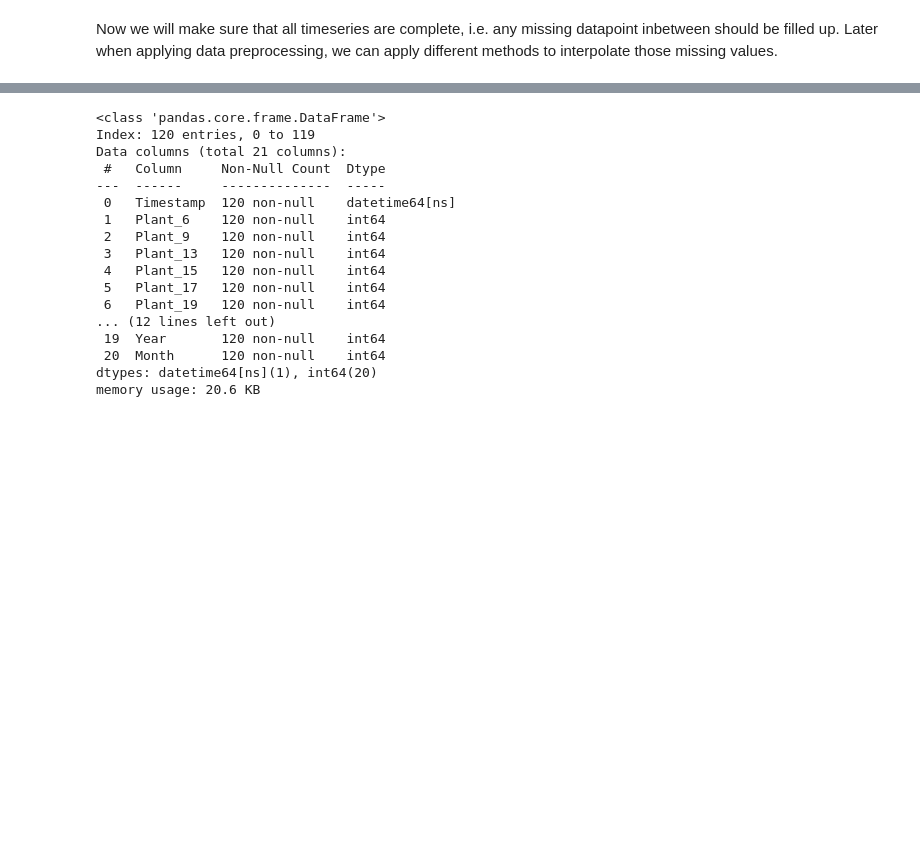
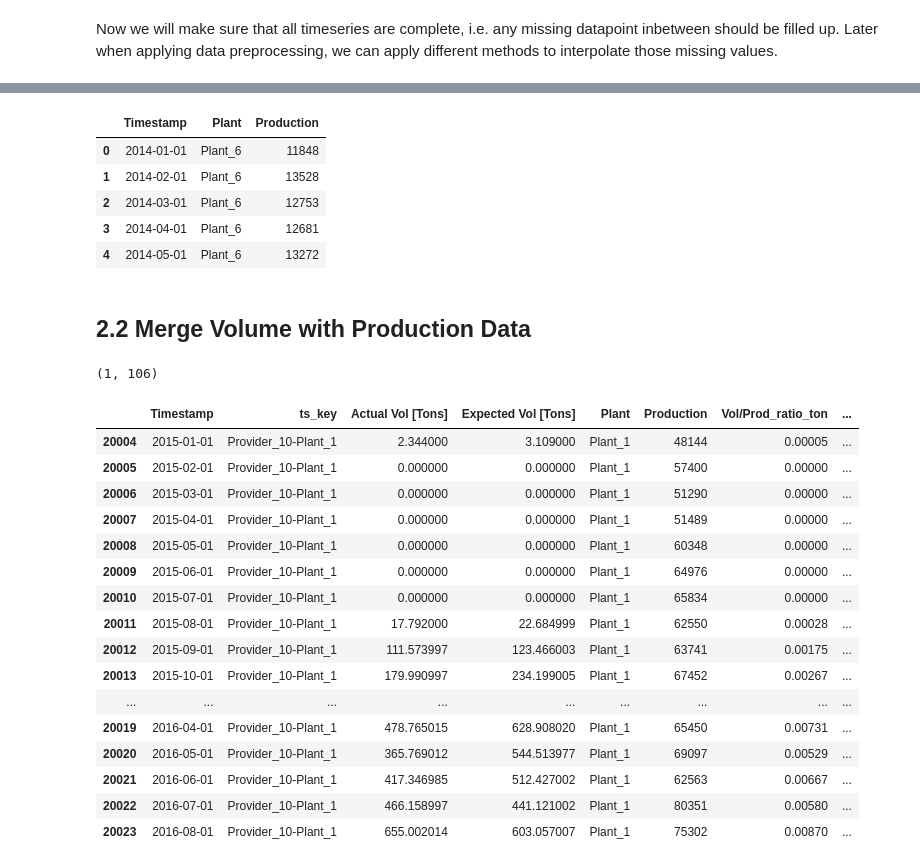
Before and after one commit to noliveraa/ValueDrivenDataScience_LogisticsApplication, a Jupyter notebook: LogisticsApplications/00-EDA.ipynb, the cells around one changed output, grey strips where cells are left out. Saved outputs shown, nothing was run; the diff lists cells and outputs as text; code cells hidden in the pictures; blank space fills up the shorter version.

```diff
--- a/LogisticsApplications/00-EDA.ipynb
+++ b/LogisticsApplications/00-EDA.ipynb
@@ -434,20 +454,9 @@ df_prod['Timestamp'] = df_prod[['Year', 'Month']].apply(lambda x: datetime(x['Ye
 # %%
-df_prod.info()
+df_prod.head()
 # %% [output]
-<class 'pandas.core.frame.DataFrame'>
-Index: 120 entries, 0 to 119
-Data columns (total 21 columns):
- #   Column     Non-Null Count  Dtype
----  ------     --------------  -----
- 0   Timestamp  120 non-null    datetime64[ns]
- 1   Plant_6    120 non-null    int64
- 2   Plant_9    120 non-null    int64
- 3   Plant_13   120 non-null    int64
- 4   Plant_15   120 non-null    int64
- 5   Plant_17   120 non-null    int64
- 6   Plant_19   120 non-null    int64
-... (12 lines left out)
- 19  Year       120 non-null    int64
- 20  Month      120 non-null    int64
-dtypes: datetime64[ns](1), int64(20)
-memory usage: 20.6 KB
+|  | Timestamp | Plant | Production |
+| 0 | 2014-01-01 | Plant_6 | 11848 |
+| 1 | 2014-02-01 | Plant_6 | 13528 |
+| 2 | 2014-03-01 | Plant_6 | 12753 |
+| 3 | 2014-04-01 | Plant_6 | 12681 |
+| 4 | 2014-05-01 | Plant_6 | 13272 |
@@ -453,0 +470,40 @@ memory usage: 20.6 KB
+# %% [markdown]
+## 2.2 Merge Volume with Production Data
+# %%
+# Add production information to the timeseries
+ts = pd.merge(ts, df_prod, on = ['Timestamp','Plant'], how='left' )
+assert set(ts['ts_key'].unique()) == set(valid_ts), "There are missing timeseries"
+# %%
+# Create New Feature:
+# Volume / production Ratio
+ts['Vol/Prod_ratio_ton'] = np.round(ts['Actual Vol [Tons]'] / ts['Production'], 5)
+ts['Vol/Prod_ratio_kg'] = np.round(ts['Actual Vol [Tons]'] *1000 / ts['Production'], 5)
+# %%
+# Add ts len
+ts['ts_len'] = ts.groupby('ts_key')['Timestamp'].transform(lambda x : len(x))
+ts.sort_values(by = ['ts_key', 'ts_len','Timestamp'], inplace=True)
+# %%
+# Previous max lenght was 113, however we removed multiple entries for the ts_key "Provider_27-Plant_19"
+ts['ts_len'].min(), ts['ts_len'].max()
+# %% [output]
+(1, 106)
+# %%
+ts.head(20)
+# %% [output]
+|  | Timestamp | ts_key | Actual Vol [Tons] | Expected Vol [Tons] | Plant | Production | Vol/Prod_ratio_ton | ... |
+| 20004 | 2015-01-01 | Provider_10-Plant_1 | 2.344000 | 3.109000 | Plant_1 | 48144 | 0.00005 | ... |
+| 20005 | 2015-02-01 | Provider_10-Plant_1 | 0.000000 | 0.000000 | Plant_1 | 57400 | 0.00000 | ... |
+| 20006 | 2015-03-01 | Provider_10-Plant_1 | 0.000000 | 0.000000 | Plant_1 | 51290 | 0.00000 | ... |
+| 20007 | 2015-04-01 | Provider_10-Plant_1 | 0.000000 | 0.000000 | Plant_1 | 51489 | 0.00000 | ... |
+| 20008 | 2015-05-01 | Provider_10-Plant_1 | 0.000000 | 0.000000 | Plant_1 | 60348 | 0.00000 | ... |
+| 20009 | 2015-06-01 | Provider_10-Plant_1 | 0.000000 | 0.000000 | Plant_1 | 64976 | 0.00000 | ... |
+| 20010 | 2015-07-01 | Provider_10-Plant_1 | 0.000000 | 0.000000 | Plant_1 | 65834 | 0.00000 | ... |
+| 20011 | 2015-08-01 | Provider_10-Plant_1 | 17.792000 | 22.684999 | Plant_1 | 62550 | 0.00028 | ... |
+| 20012 | 2015-09-01 | Provider_10-Plant_1 | 111.573997 | 123.466003 | Plant_1 | 63741 | 0.00175 | ... |
+| 20013 | 2015-10-01 | Provider_10-Plant_1 | 179.990997 | 234.199005 | Plant_1 | 67452 | 0.00267 | ... |
+| ... | ... | ... | ... | ... | ... | ... | ... | ... |
+| 20019 | 2016-04-01 | Provider_10-Plant_1 | 478.765015 | 628.908020 | Plant_1 | 65450 | 0.00731 | ... |
+| 20020 | 2016-05-01 | Provider_10-Plant_1 | 365.769012 | 544.513977 | Plant_1 | 69097 | 0.00529 | ... |
+| 20021 | 2016-06-01 | Provider_10-Plant_1 | 417.346985 | 512.427002 | Plant_1 | 62563 | 0.00667 | ... |
+| 20022 | 2016-07-01 | Provider_10-Plant_1 | 466.158997 | 441.121002 | Plant_1 | 80351 | 0.00580 | ... |
+| 20023 | 2016-08-01 | Provider_10-Plant_1 | 655.002014 | 603.057007 | Plant_1 | 75302 | 0.00870 | ... |
```
Also changed, not shown: parts of 18 cells of this notebook, 4 other files.
